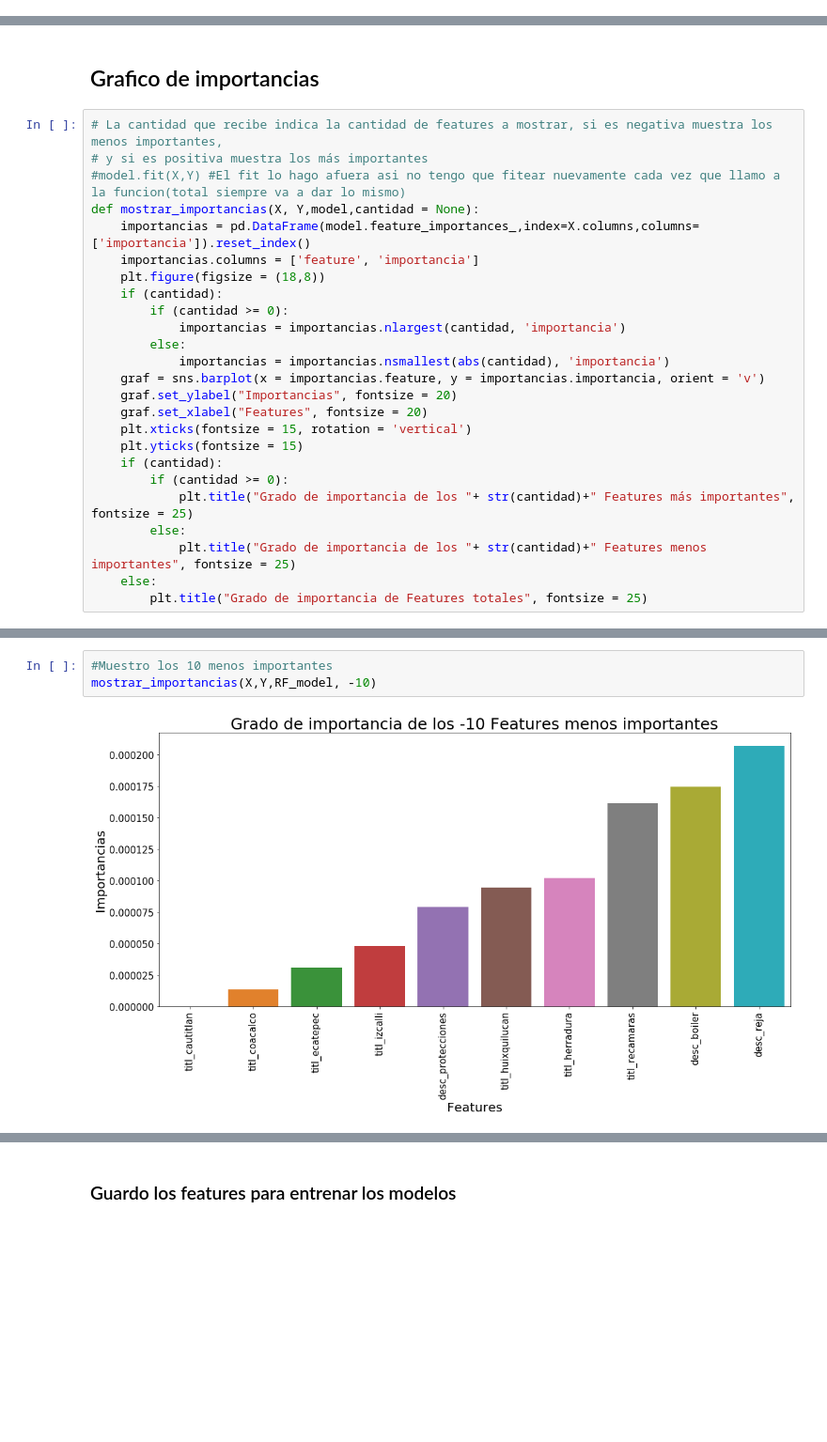
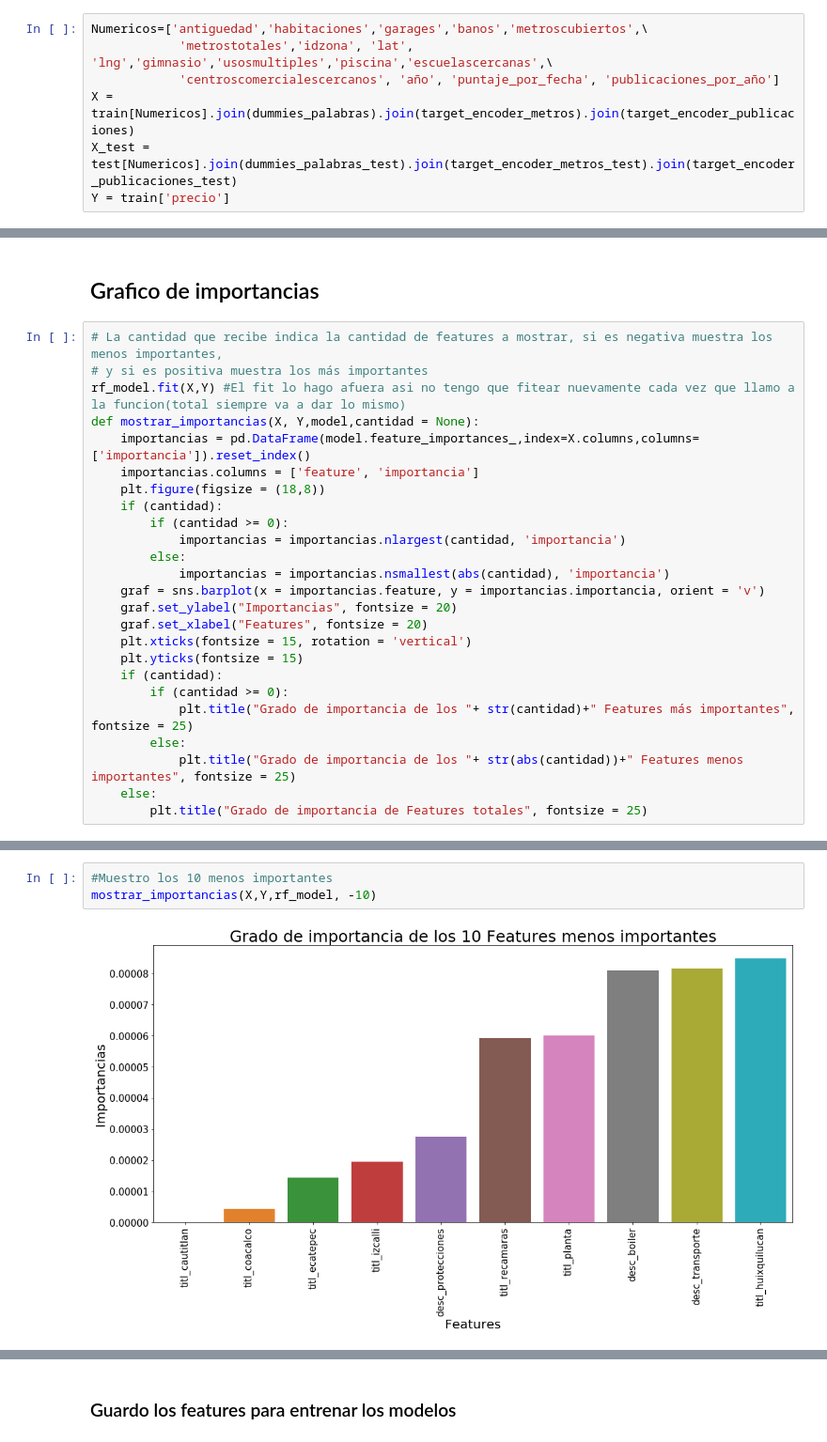
Before and after one commit to luctiz/Grupo43-TP2, a Jupyter notebook: TP2.ipynb, the cells around one changed output, grey strips where cells are left out. Shown at 94% size. Cells and saved outputs as stored; diff of their text form; blank space fills up the shorter version.

```diff
--- a/TP2.ipynb
+++ b/TP2.ipynb
@@ -429,0 +449,7 @@ RF_mae_score
+# %%
+Numericos=['antiguedad','habitaciones','garages','banos','metroscubiertos',\
+            'metrostotales','idzona', 'lat', 'lng','gimnasio','usosmultiples','piscina','escuelascercanas',\
+            'centroscomercialescercanos', 'año', 'puntaje_por_fecha', 'publicaciones_por_año']
+X = train[Numericos].join(dummies_palabras).join(target_encoder_metros).join(target_encoder_publicaciones)
+X_test = test[Numericos].join(dummies_palabras_test).join(target_encoder_metros_test).join(target_encoder_publicaciones_test)
+Y = train['precio']
@@ -432,7 +486,7 @@ RF_mae_score
 # %%
 # La cantidad que recibe indica la cantidad de features a mostrar, si es negativa muestra los menos importantes,
 # y si es positiva muestra los más importantes
-#model.fit(X,Y) #El fit lo hago afuera asi no tengo que fitear nuevamente cada vez que llamo a la funcion(total siempre va a dar lo mismo)
+rf_model.fit(X,Y) #El fit lo hago afuera asi no tengo que fitear nuevamente cada vez que llamo a la funcion(total siempre va a dar lo mismo)
 def mostrar_importancias(X, Y,model,cantidad = None):
     importancias = pd.DataFrame(model.feature_importances_,index=X.columns,columns=['importancia']).reset_index()
     importancias.columns = ['feature', 'importancia']
@@ -451,7 +505,7 @@ def mostrar_importancias(X, Y,model,cantidad = None):
         if (cantidad >= 0):
             plt.title("Grado de importancia de los "+ str(cantidad)+" Features más importantes", fontsize = 25)
         else:
-            plt.title("Grado de importancia de los "+ str(cantidad)+" Features menos importantes", fontsize = 25)
+            plt.title("Grado de importancia de los "+ str(abs(cantidad))+" Features menos importantes", fontsize = 25)
     else:
         plt.title("Grado de importancia de Features totales", fontsize = 25)
 # %%
@@ -467,5 +521,5 @@ AttributeError: ignored
 # %%
 #Muestro los 10 menos importantes
-mostrar_importancias(X,Y,RF_model, -10)
+mostrar_importancias(X,Y,rf_model, -10)
 # %% [output]
-[figure, old version]
+[figure, new version]
```
Also changed, not shown: parts of 20 cells of this notebook.
